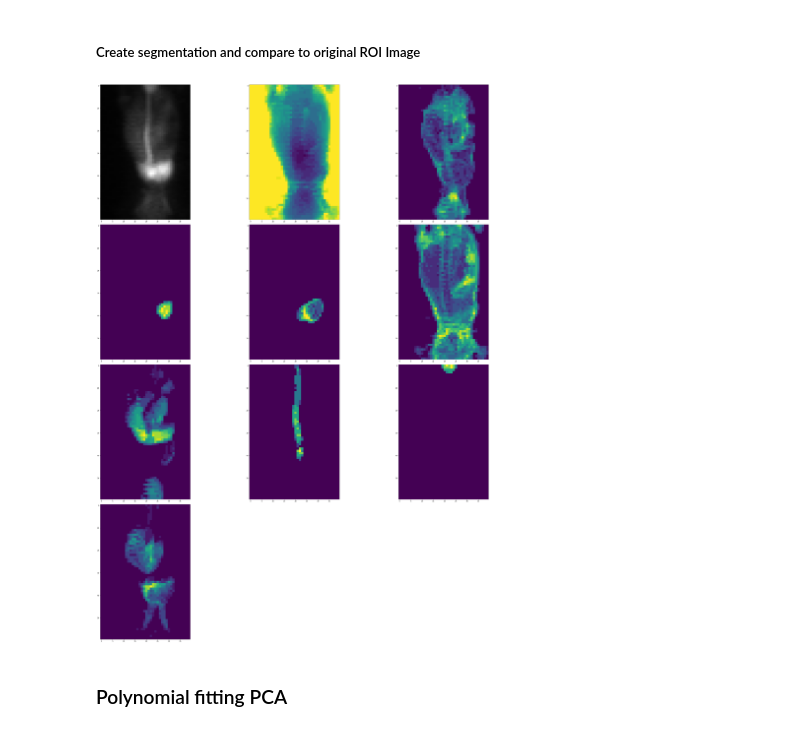
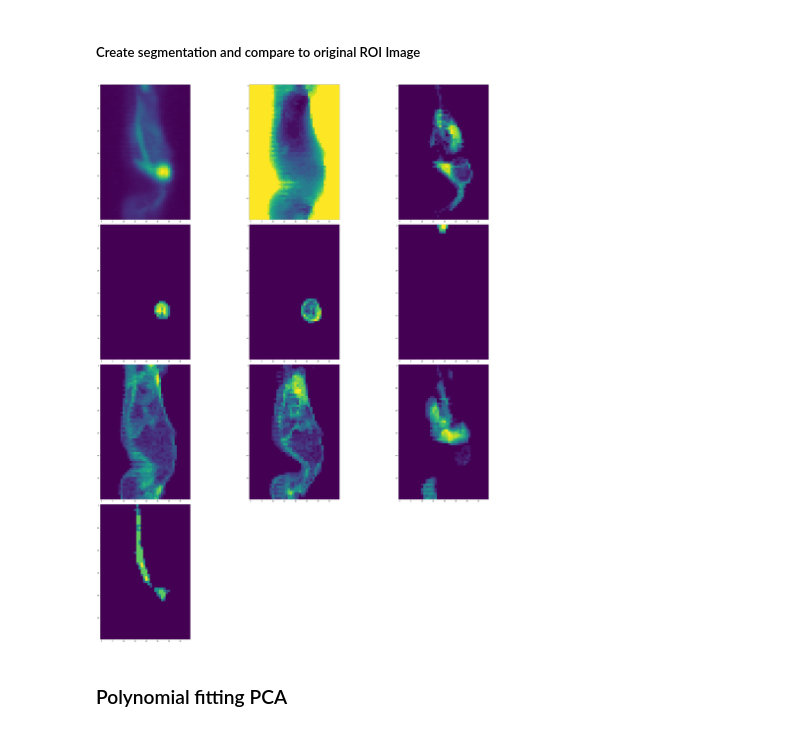
Before and after one commit to johnhainline/sparsedynamics, a Jupyter notebook: pet_experiments/pet_pca.ipynb, the cells around one changed output. Saved outputs shown, nothing was run; the diff lists cells and outputs as text; code cells hidden in the pictures.

Commit message:
more segmentation illustration

```diff
--- a/pet_experiments/pet_pca.ipynb
+++ b/pet_experiments/pet_pca.ipynb
@@ -149,14 +138,29 @@ X_h_select = np.squeeze(X_h_select)
 # %% [markdown]
 ##### Apply Kmeans clustering to transformed data points (set N clusters to find)
 # %%
-kmeans = KMeans(init='k-means++', n_clusters=9, n_init=20)
+N=60*40*40
+nclusters = 9
+roi_frame = ROI.max(axis=t_ax)
+
+# indicate whether to use roi vals in mask; False => mask is 3D 0 or 1 boolean
+use_roi_vals = False
+
+# cluster transformed data
+kmeans = KMeans(init='k-means++', n_clusters=nclusters, n_init=20)
 kmeans.fit(X_h.T)
 Z = kmeans.predict(X_h.T)
+
+# a skeleton array from which to build the masks
 root_mask = np.linspace(0,N-1,N)
+
+# build masks
 masks = []
-for c in list(set(Z)):
+for c in set(Z):
     maskfun = np.vectorize(lambda x: int(Z[int(x)]==c))
-    masks.append(maskfun(root_mask).reshape(60,40,40))
+    mask = maskfun(root_mask).reshape(60,40,40)
+    mask = np.multiply(roi_frame,mask) if use_roi_vals else mask
+    masks.append(mask)
+
 
 print('Created {} masks of image'.format(len(masks)))
 # %% [output]
@@ -164,33 +168,39 @@ Created 9 masks of image
 # %% [markdown]
 ##### Create segmentation and compare to original ROI Image
 # %%
+# axis to view segmentations
+view_ax = 'x'
 
-view_ax = 'y'
+# how to collapse the mask into 2D; usually use {any, or np.sum}
 mask_collapse = np.sum
 
 view_ax = img.get_axis(view_ax)
 t_ax = img.get_axis('t')
 
 
 
 fig = plt.figure()
 axes = []
 nplots = len(masks)+1
 for k in range(nplots):
     ax = fig.add_subplot(1+nplots//3,3,k+1)
     axes.append(ax)
 
 plt.rcParams["figure.figsize"] = (40,50)
+roi_mat = roi_frame.sum(axis=view_ax)
+roivs = (roi_mat.flatten().min(), roi_mat.flatten().max())
 # plot original image
-roi_image = normalize(ROI.max(axis=t_ax).sum(axis=view_ax))
-axes[0].imshow(roi_image, cmap="gray",clim=(0,1))
+roi_image = roi_mat
+axes[0].imshow(roi_image,clim=roivs)
 
+roivs = roivs if use_roi_vals else ()
 for ax,premask in zip(axes[1:],masks):
     fmask = np.apply_along_axis(mask_collapse,view_ax,premask)
-    ax.imshow(fmask)
+    kwargs = {'clim':roivs} if use_roi_vals else {}
+    ax.imshow(fmask,**kwargs)
 plt.tight_layout()
 # %% [output]
-[figure, old version]
+[figure, new version]
 # %% [markdown]
 ### Polynomial fitting PCA
 # %%
```
Also changed, not shown: parts of 9 cells of this notebook, 2 other files.
